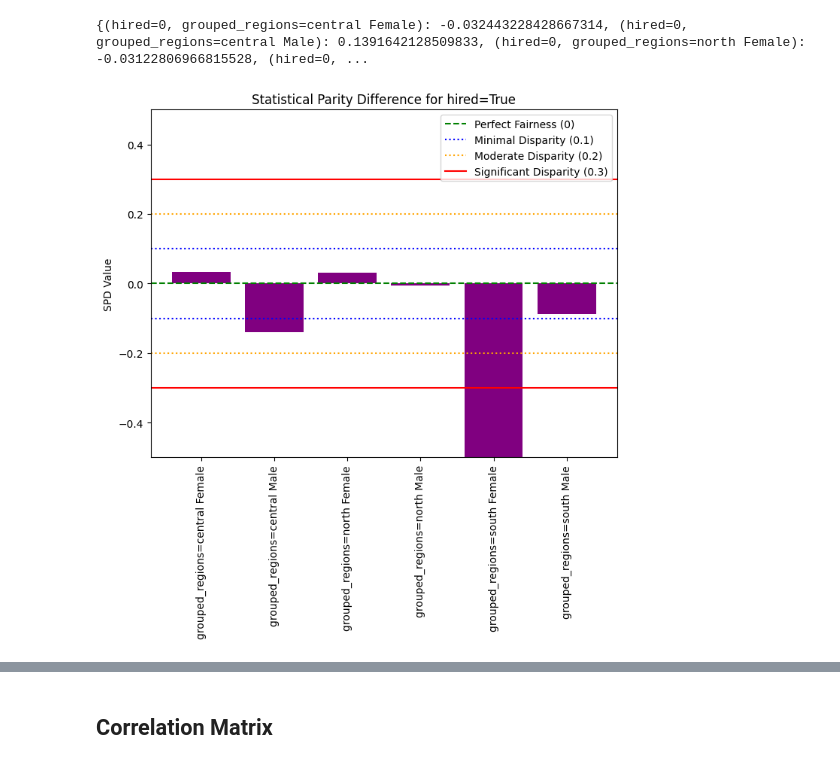
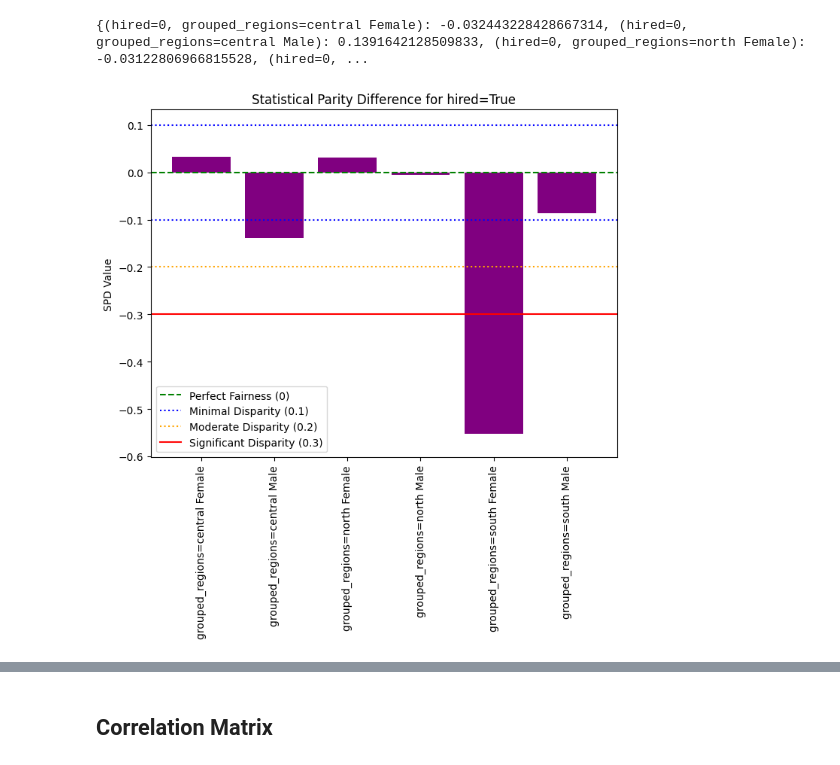
Before and after one commit to kor80/Fair-Candidate-Screening-System, a Jupyter notebook: main.ipynb, the cells around one changed output, grey strips where cells are left out. Cells and saved outputs as stored; diff of their text form; code cells hidden in the pictures.

```diff
--- a/main.ipynb
+++ b/main.ipynb
@@ -713,27 +713,27 @@ values = list(spd[{'hired': 1}].values())
 # %%
 plt.figure(figsize=(8, 6))
 
 plt.axhline(y=0, color='green', linestyle='--', label="Perfect Fairness (0)")
 
 plt.axhline(y=0.1, color='blue', linestyle=':', label="Minimal Disparity (0.1)")
 plt.axhline(y=-0.1, color='blue', linestyle=':')
 plt.axhline(y=0.2, color='orange', linestyle=':', label="Moderate Disparity (0.2)")
 plt.axhline(y=-0.2, color='orange', linestyle=':')
 plt.axhline(y=0.3, color='red', linestyle='-', label="Significant Disparity (0.3)")
 plt.axhline(y=-0.3, color='red', linestyle='-')
 
 plt.bar(labels, values, color=['purple', 'purple'])
 
 
 plt.title("Statistical Parity Difference for hired=True")
 plt.ylabel("SPD Value")
 plt.xticks(rotation=90)
-plt.ylim([-0.5, 0.5])
+plt.ylim([min(values) - 0.05, max(values) + 0.1])
 
 plt.legend()
 plt.show()
 # %% [output]
-[figure, old version]
+[figure, new version]
 # %%
 grouped_regions_encoder = OrdinalEncoder()
 df1['grouped_regions'] = grouped_regions_encoder.fit_transform(df1[['grouped_regions']])
```
Also changed, not shown: parts of 19 cells of this notebook.
